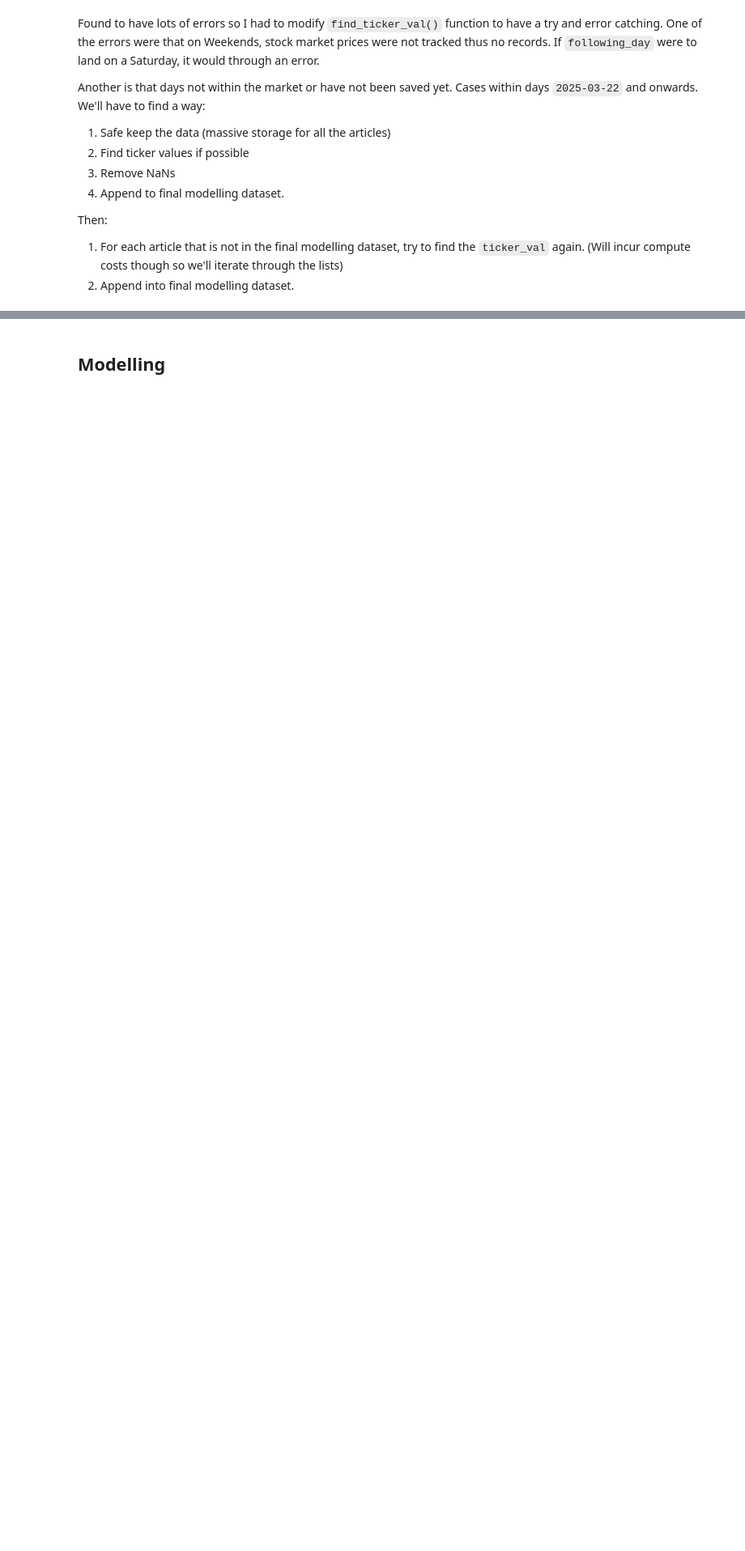
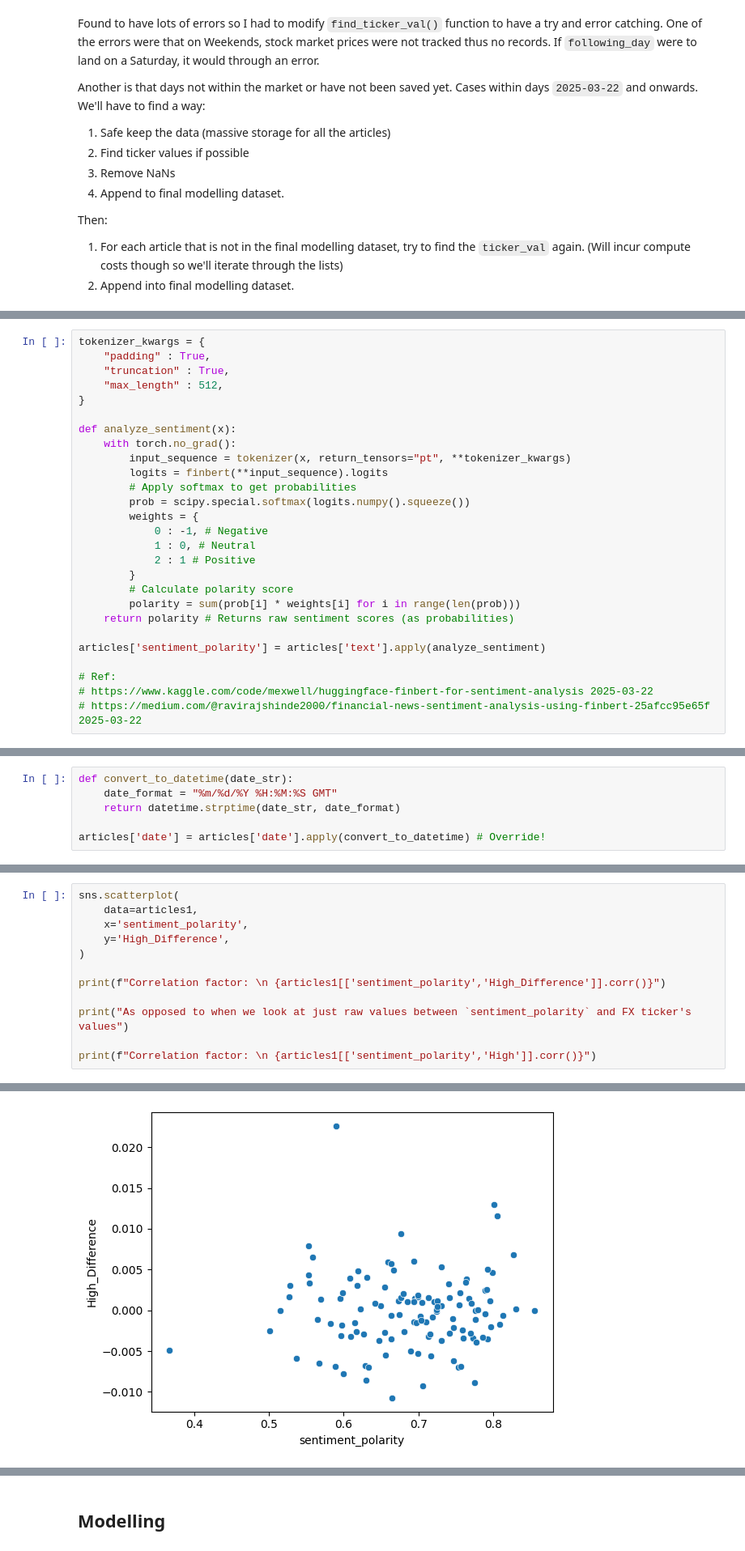
Before and after one commit to asumag4/fxTickerPredict, a Jupyter notebook: testers/news_article_modelling.ipynb, the cells around one changed output, grey strips where cells are left out. Shown at 81% size. Drawn from its saved outputs; the diff is of its cells as text; blank space fills up the shorter version.

```diff
--- a/testers/news_article_modelling.ipynb
+++ b/testers/news_article_modelling.ipynb
@@ -221,0 +273,27 @@ articles.to_parquet(f"data\modelling_dataset\{file_name}")
+# %%
+tokenizer_kwargs = {
+    "padding" : True,
+    "truncation" : True,
+    "max_length" : 512,
+}
+
+def analyze_sentiment(x):
+    with torch.no_grad():
+        input_sequence = tokenizer(x, return_tensors="pt", **tokenizer_kwargs)
+        logits = finbert(**input_sequence).logits
+        # Apply softmax to get probabilities
+        prob = scipy.special.softmax(logits.numpy().squeeze())
+        weights = {
+            0 : -1, # Negative
+            1 : 0, # Neutral
+            2 : 1 # Positive
+        }
+        # Calculate polarity score
+        polarity = sum(prob[i] * weights[i] for i in range(len(prob)))
+    return polarity # Returns raw sentiment scores (as probabilities)
+
+articles['sentiment_polarity'] = articles['text'].apply(analyze_sentiment)
+
+# Ref:
+# https://www.kaggle.com/code/mexwell/huggingface-finbert-for-sentiment-analysis 2025-03-22
+# https://medium.com/@ravirajshinde2000/financial-news-sentiment-analysis-using-finbert-25afcc95e65f 2025-03-22
@@ -221,0 +302,6 @@ articles.to_parquet(f"data\modelling_dataset\{file_name}")
+# %%
+def convert_to_datetime(date_str):
+    date_format = "%m/%d/%Y %H:%M:%S GMT"
+    return datetime.strptime(date_str, date_format)
+
+articles['date'] = articles['date'].apply(convert_to_datetime) # Override!
@@ -221,0 +417,13 @@ articles.to_parquet(f"data\modelling_dataset\{file_name}")
+# %%
+sns.scatterplot(
+    data=articles1,
+    x='sentiment_polarity',
+    y='High_Difference',
+)
+
+print(f"Correlation factor: \n {articles1[['sentiment_polarity','High_Difference']].corr()}")
+
+print("As opposed to when we look at just raw values between `sentiment_polarity` and FX ticker's values")
+
+print(f"Correlation factor: \n {articles1[['sentiment_polarity','High']].corr()}")
+# %% [output]
@@ -221,0 +439 @@ articles.to_parquet(f"data\modelling_dataset\{file_name}")
+[figure, added]
```
Also changed, not shown: parts of 57 cells of this notebook, 11 other files.
